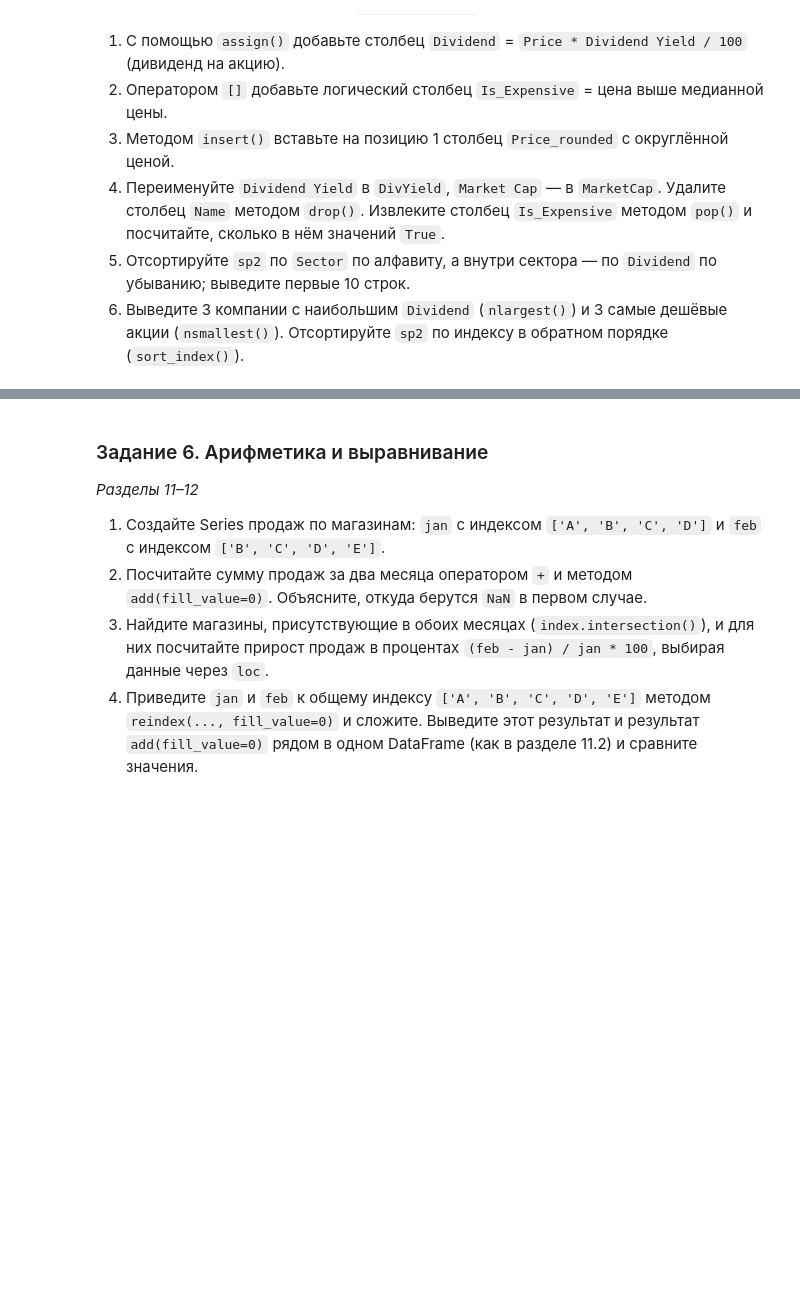
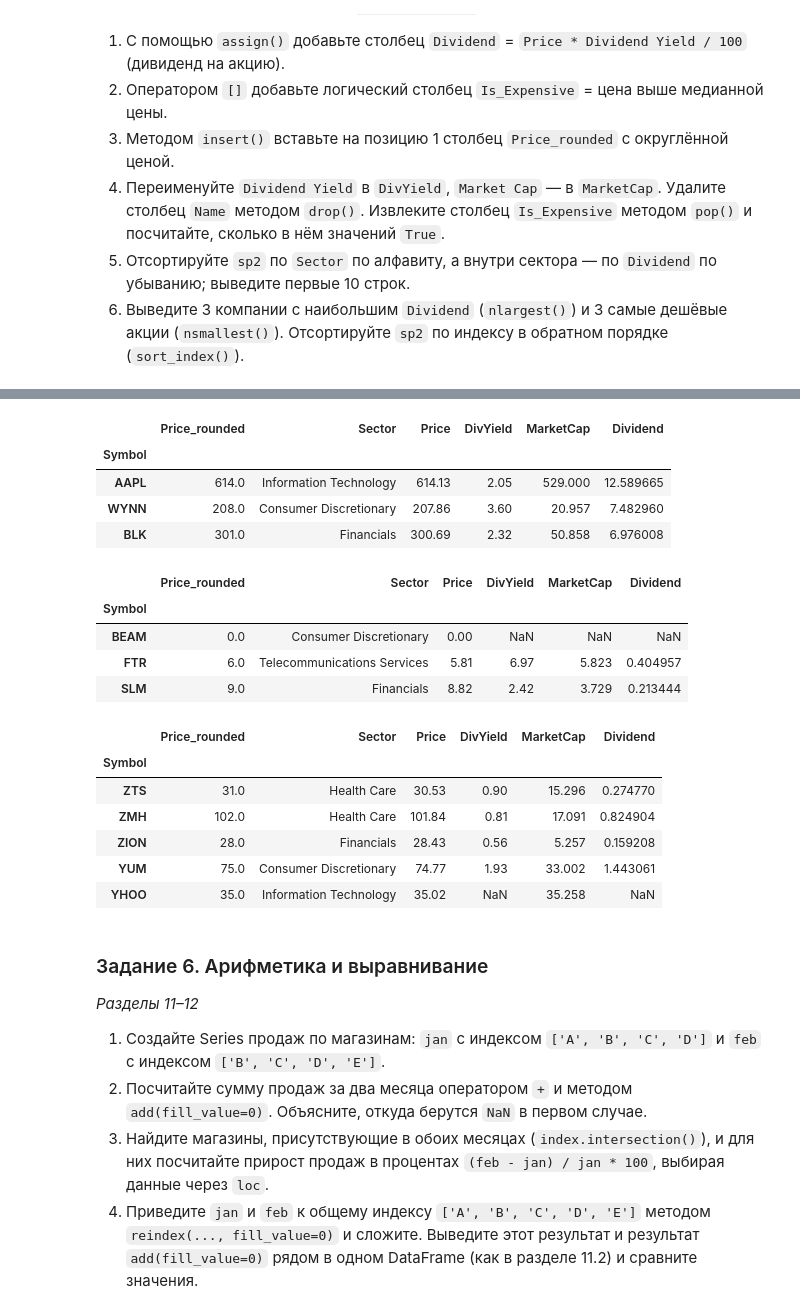
Before and after one commit to LonsdaleV/pyth_labs, a Jupyter notebook: ЛР4 Data-Structures_and_Indexing.ipynb, the cells around one changed output, grey strips where cells are left out. Drawn from its saved outputs; the diff is of its cells as text; code cells hidden in the pictures; blank space fills up the shorter version.

```diff
--- a/ЛР4 Data-Structures_and_Indexing.ipynb
+++ b/ЛР4 Data-Structures_and_Indexing.ipynb
@@ -1141,3 +1437,26 @@ dtype: int64
+# %%
+# 6
+display(sp2.nlargest(3, 'Dividend'))
+display(sp2.nsmallest(3, 'Price'))
+display(sp2.sort_index(ascending=False).head())
+# %% [output]
+|  | Price_rounded | Sector | Price | DivYield | MarketCap | Dividend |
+| Symbol |  |  |  |  |  |  |
+| AAPL | 614.0 | Information Technology | 614.13 | 2.05 | 529.000 | 12.589665 |
+| WYNN | 208.0 | Consumer Discretionary | 207.86 | 3.60 | 20.957 | 7.482960 |
+| BLK | 301.0 | Financials | 300.69 | 2.32 | 50.858 | 6.976008 |
+|  | Price_rounded | Sector | Price | DivYield | MarketCap | Dividend |
+| Symbol |  |  |  |  |  |  |
+| BEAM | 0.0 | Consumer Discretionary | 0.00 | NaN | NaN | NaN |
+| FTR | 6.0 | Telecommunications Services | 5.81 | 6.97 | 5.823 | 0.404957 |
+| SLM | 9.0 | Financials | 8.82 | 2.42 | 3.729 | 0.213444 |
+|  | Price_rounded | Sector | Price | DivYield | MarketCap | Dividend |
+| Symbol |  |  |  |  |  |  |
+| ZTS | 31.0 | Health Care | 30.53 | 0.90 | 15.296 | 0.274770 |
+| ZMH | 102.0 | Health Care | 101.84 | 0.81 | 17.091 | 0.824904 |
+| ZION | 28.0 | Financials | 28.43 | 0.56 | 5.257 | 0.159208 |
+| YUM | 75.0 | Consumer Discretionary | 74.77 | 1.93 | 33.002 | 1.443061 |
+| YHOO | 35.0 | Information Technology | 35.02 | NaN | 35.258 | NaN |
 # %% [markdown]
 ### Задание 6. Арифметика и выравнивание
 *Разделы 11–12*
```
Also changed, not shown: parts of 35 cells of this notebook.
